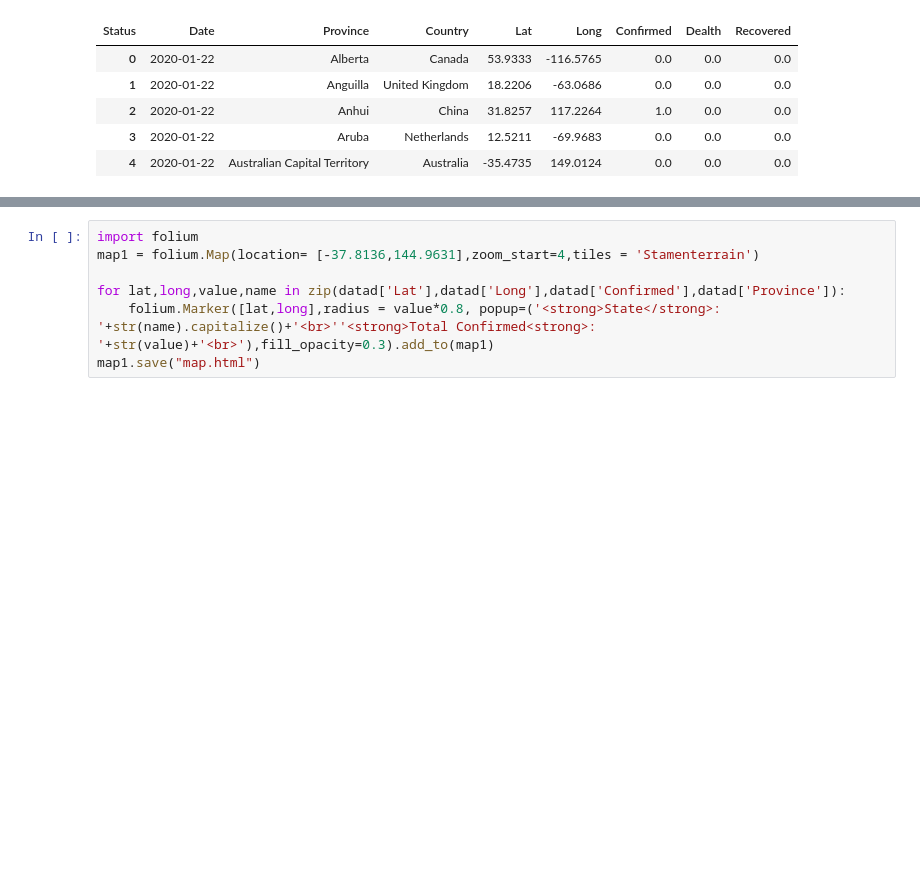
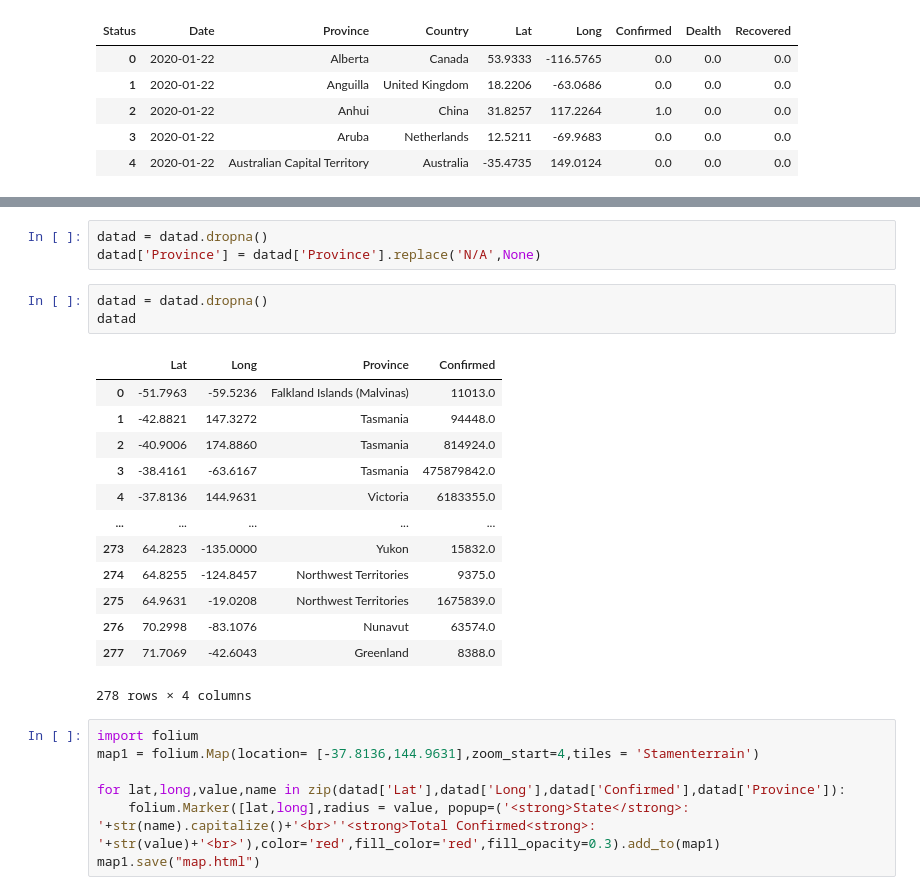
Before and after one commit to akchaudhary57/Job-Ready-Data-Analyst-Course-in-90-Days, a Jupyter notebook: DA using Python/W10/COVID 19 Data Analysis-I.ipynb, the cells around one changed output, grey strips where cells are left out. Drawn from its saved outputs; the diff is of its cells as text; blank space fills up the shorter version.

```diff
--- a/DA using Python/W10/COVID 19 Data Analysis-I.ipynb
+++ b/DA using Python/W10/COVID 19 Data Analysis-I.ipynb
@@ -290,8 +300,28 @@ datad
 278 rows × 4 columns
+# %%
+datad = datad.dropna()
+datad['Province'] = datad['Province'].replace('N/A',None)
+# %%
+datad = datad.dropna()
+datad
+# %% [output]
+|  | Lat | Long | Province | Confirmed |
+| 0 | -51.7963 | -59.5236 | Falkland Islands (Malvinas) | 11013.0 |
+| 1 | -42.8821 | 147.3272 | Tasmania | 94448.0 |
+| 2 | -40.9006 | 174.8860 | Tasmania | 814924.0 |
+| 3 | -38.4161 | -63.6167 | Tasmania | 475879842.0 |
+| 4 | -37.8136 | 144.9631 | Victoria | 6183355.0 |
+| ... | ... | ... | ... | ... |
+| 273 | 64.2823 | -135.0000 | Yukon | 15832.0 |
+| 274 | 64.8255 | -124.8457 | Northwest Territories | 9375.0 |
+| 275 | 64.9631 | -19.0208 | Northwest Territories | 1675839.0 |
+| 276 | 70.2998 | -83.1076 | Nunavut | 63574.0 |
+| 277 | 71.7069 | -42.6043 | Greenland | 8388.0 |
+278 rows × 4 columns
 # %%
 import folium
 map1 = folium.Map(location= [-37.8136,144.9631],zoom_start=4,tiles = 'Stamenterrain')
 
 for lat,long,value,name in zip(datad['Lat'],datad['Long'],datad['Confirmed'],datad['Province']):
-    folium.Marker([lat,long],radius = value*0.8, popup=('<strong>State</strong>: '+str(name).capitalize()+'<br>''<strong>Total Confirmed<strong>: '+str(value)+'<br>'),fill_opacity=0.3).add_to(map1)
+    folium.Marker([lat,long],radius = value, popup=('<strong>State</strong>: '+str(name).capitalize()+'<br>''<strong>Total Confirmed<strong>: '+str(value)+'<br>'),color='red',fill_color='red',fill_opacity=0.3).add_to(map1)
 map1.save("map.html")
```
Also changed, not shown: parts of 9 cells of this notebook, 3 other files.
